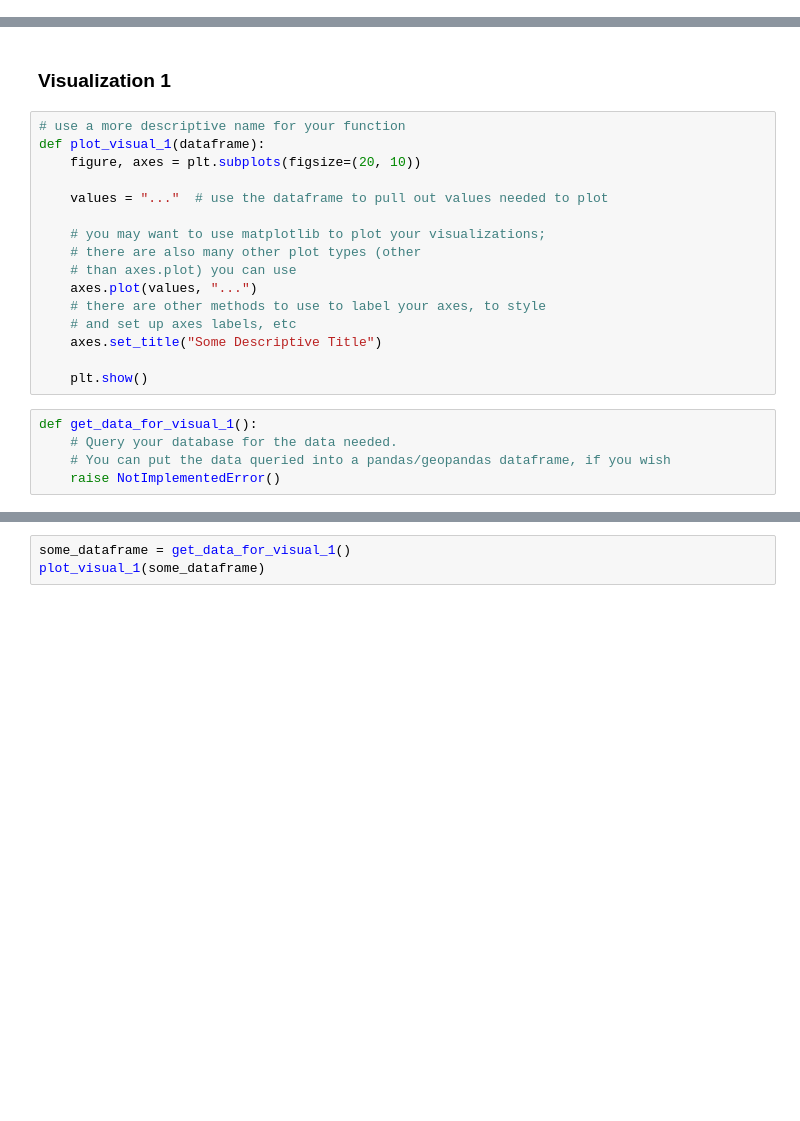
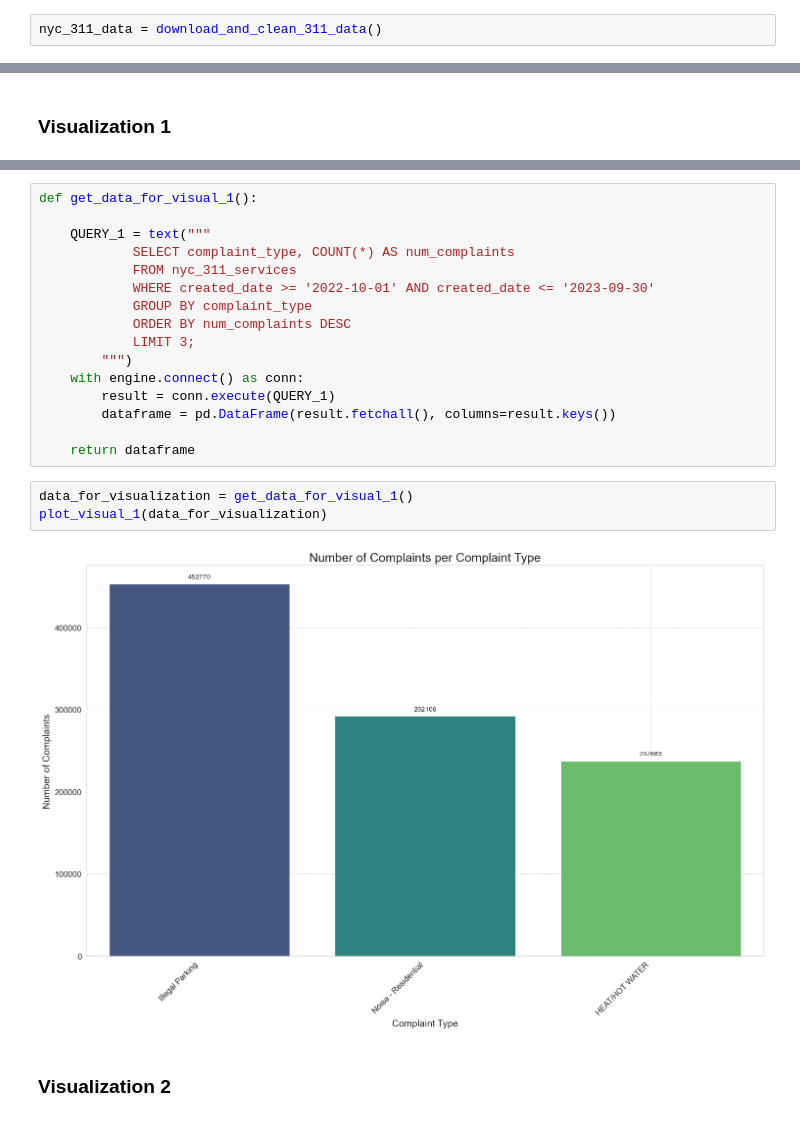
Before and after one commit to Juijiachen/NYC-Rental-Analysis, a Jupyter notebook: Final Project.ipynb, the cells around one changed output, grey strips where cells are left out. Saved outputs shown, nothing was run; the diff lists cells and outputs as text; blank space fills up the shorter version.

```diff
--- a/Final Project.ipynb
+++ b/Final Project.ipynb
@@ -157,5 +148,7 @@ def download_and_clean_311_data():
 
     return nyc_311_data
+# %%
+nyc_311_data = download_and_clean_311_data()
 # %%
 def download_and_clean_tree_data():
     base_api_endpoint = 'https://data.cityofnewyork.us/resource/5rq2-4hqu.json'
@@ -488,24 +546,3 @@ write_query_to_file(QUERY_1, QUERY_1_FILENAME)
 ## Part 4: Visualizing the Data
 # %% [markdown]
 ### Visualization 1
-# %%
-# use a more descriptive name for your function
-def plot_visual_1(dataframe):
-    figure, axes = plt.subplots(figsize=(20, 10))
-
-    values = "..."  # use the dataframe to pull out values needed to plot
-
-    # you may want to use matplotlib to plot your visualizations;
-    # there are also many other plot types (other
-    # than axes.plot) you can use
-    axes.plot(values, "...")
-    # there are other methods to use to label your axes, to style
-    # and set up axes labels, etc
-    axes.set_title("Some Descriptive Title")
-
-    plt.show()
-# %%
-def get_data_for_visual_1():
-    # Query your database for the data needed.
-    # You can put the data queried into a pandas/geopandas dataframe, if you wish
-    raise NotImplementedError()
@@ -512,3 +582,23 @@ def get_data_for_visual_1():
+# %%
+def get_data_for_visual_1():
+
+    QUERY_1 = text("""
+            SELECT complaint_type, COUNT(*) AS num_complaints
+            FROM nyc_311_services
+            WHERE created_date >= '2022-10-01' AND created_date <= '2023-09-30'
+            GROUP BY complaint_type
+            ORDER BY num_complaints DESC
+            LIMIT 3;
+        """)
+    with engine.connect() as conn:
+        result = conn.execute(QUERY_1)
+        dataframe = pd.DataFrame(result.fetchall(), columns=result.keys())
+
+    return dataframe
 # %%
-some_dataframe = get_data_for_visual_1()
-plot_visual_1(some_dataframe)
+data_for_visualization = get_data_for_visual_1()
+plot_visual_1(data_for_visualization)
+# %% [output]
+[figure, added]
+# %% [markdown]
+### Visualization 2
```
Also changed, not shown: parts of 16 cells of this notebook, 2 other files.
